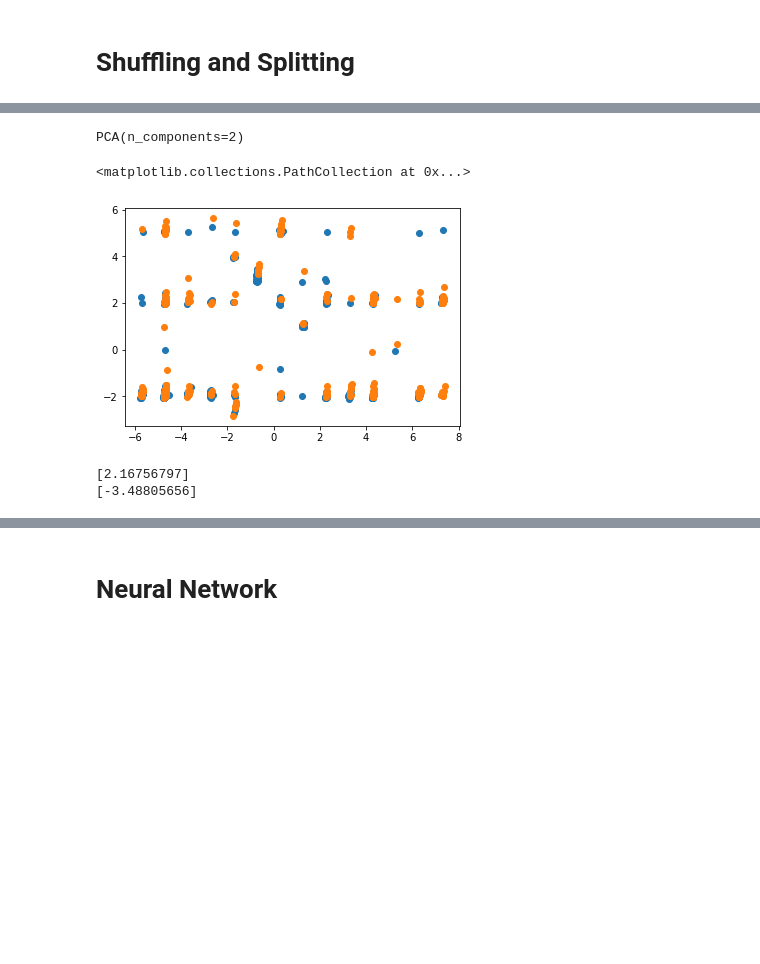
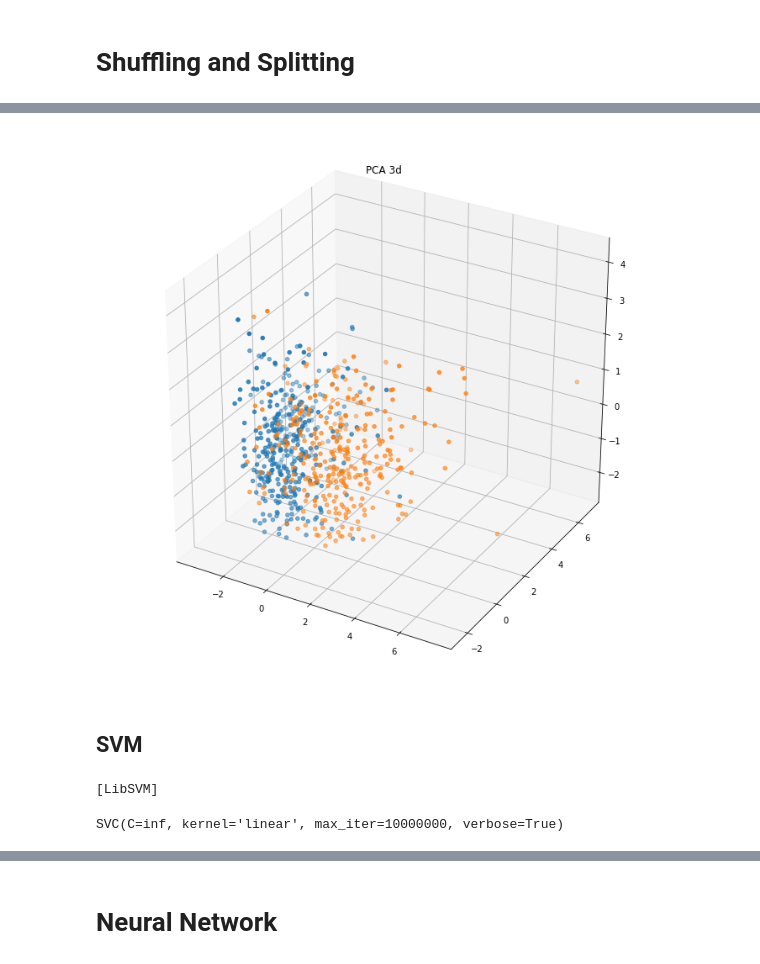
Before and after one commit to AUT-Student/NN-HW1, a Jupyter notebook: NN_HW1.ipynb, the cells around one changed output, grey strips where cells are left out. Drawn from its saved outputs; the diff is of its cells as text; code cells hidden in the pictures; blank space fills up the shorter version.

```diff
--- a/NN_HW1.ipynb
+++ b/NN_HW1.ipynb
@@ -120,19 +176,28 @@ pca = PCA(n_components=2)
+# %%
+pca = PCA(n_components=3)
+pca.fit(data.drop(columns=["A16"]))
+
+fig = plt.figure(figsize=(12, 12))
+ax = fig.add_subplot(projection='3d')
+
+data_t = pca.transform(data[data["A16"]==1].drop(columns=["A16"]))
+ax.scatter(data_t[:, 0], data_t[:, 1], data_t[:, 2])
+
+data_t = pca.transform(data[data["A16"]==0].drop(columns=["A16"]))
+ax.scatter(data_t[:, 0], data_t[:, 1], data_t[:, 2])
+
+plt.title("PCA 3d")
+plt.show()
+# %% [output]
+[figure, added]
+# %% [markdown]
+## SVM
+# %%
+svm = SVC(kernel="linear", verbose=True, max_iter=10000000, C=math.inf)
+svm.fit(data.drop(columns=["A16"]), data["A16"])
+# %% [output]
+[LibSVM]
+SVC(C=inf, kernel='linear', max_iter=10000000, verbose=True)
 # %%
-pca.fit(data.drop(columns=["A16"]))
+Y_predict = svm.predict(data.drop(columns=["A16"]))
+Y_true = data["A16"]
-# %% [output]
-PCA(n_components=2)
-# %%
-data_t = pca.transform(data[data["A16"]==1].drop(columns=["A16"]))
-plt.scatter(data_t[:,0], data_t[:,1])
-
-data_t = pca.transform(data[data["A16"]==0].drop(columns=["A16"]))
-plt.scatter(data_t[:,0], data_t[:,1])
-# %% [output]
-<matplotlib.collections.PathCollection at 0x...>
-[figure, removed]
-# %%
-print(max(lda.transform(data[data["A16"]==0].drop(columns=["A16"]))))
-print(min(lda.transform(data[data["A16"]==0].drop(columns=["A16"]))))
-# %% [output]
-[2.16756797]
-[-3.48805656]
```
Also changed, not shown: parts of 11 cells of this notebook.
